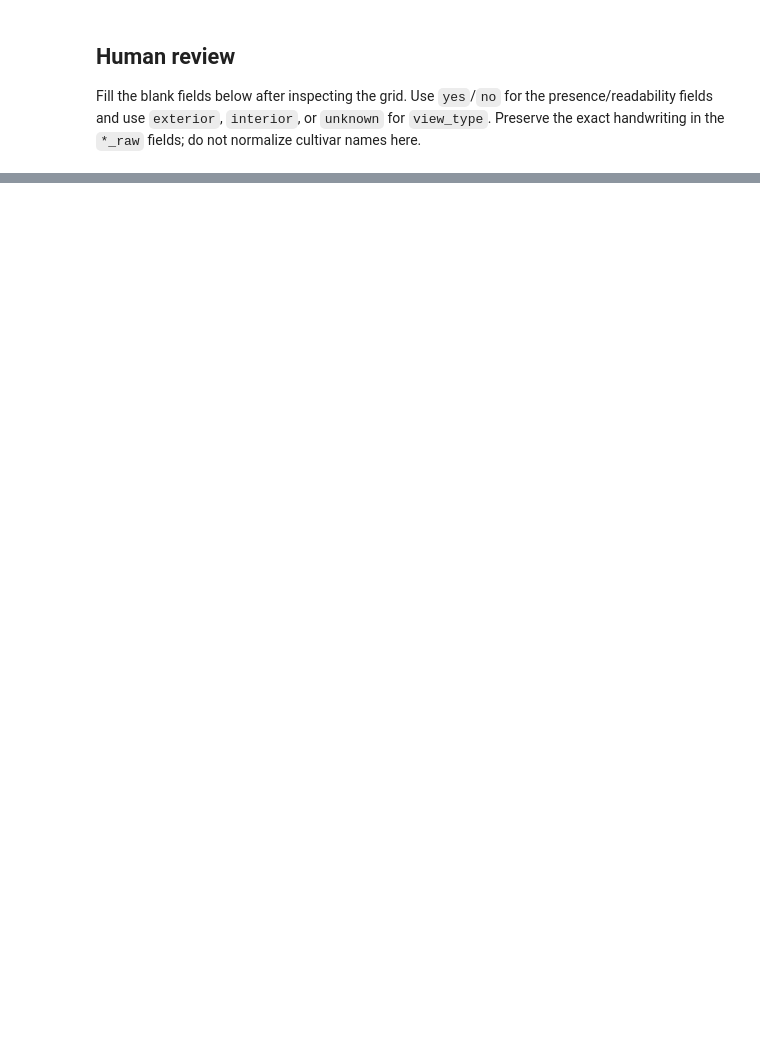
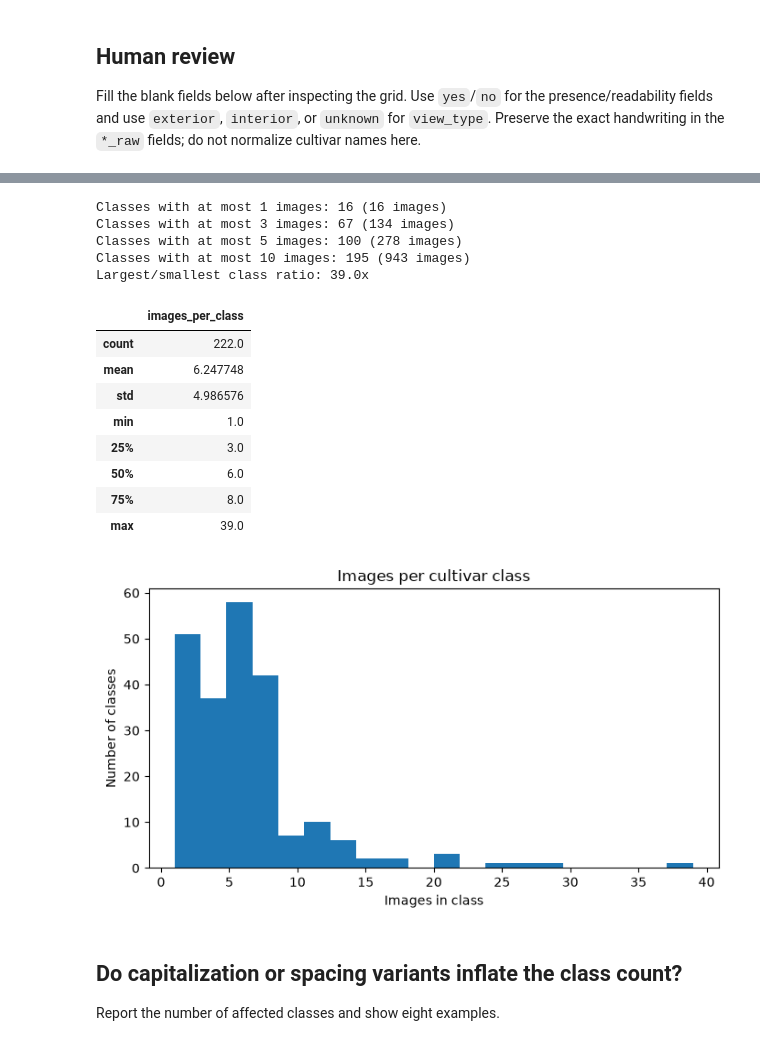
Before and after one commit to danielgeorge922/cis4914-senior-project-code, a Jupyter notebook: ml-models/notebooks/sharepoint_label_audit.ipynb, the cells around one changed output, grey strips where cells are left out. Cells and saved outputs as stored; diff of their text form; code cells hidden in the pictures; blank space fills up the shorter version.

```diff
--- a/ml-models/notebooks/sharepoint_label_audit.ipynb
+++ b/ml-models/notebooks/sharepoint_label_audit.ipynb
@@ -174,0 +280,31 @@ The review CSV is a pilot annotation artifact. It should not be treated as the f
+# %%
+display(class_counts.describe().rename('images_per_class').to_frame())
+for threshold in [1, 3, 5, 10]:
+    small = class_counts[class_counts <= threshold]
+    print(f'Classes with at most {threshold} images: {len(small):,} ({small.sum():,} images)')
+print(f'Largest/smallest class ratio: {class_counts.max() / class_counts.min():.1f}x')
+class_counts.plot.hist(bins=20, figsize=(7, 4), title='Images per cultivar class')
+plt.xlabel('Images in class')
+plt.ylabel('Number of classes')
+plt.tight_layout()
+plt.show()
+# %% [output]
+Classes with at most 1 images: 16 (16 images)
+Classes with at most 3 images: 67 (134 images)
+Classes with at most 5 images: 100 (278 images)
+Classes with at most 10 images: 195 (943 images)
+Largest/smallest class ratio: 39.0x
+|  | images_per_class |
+| count | 222.0 |
+| mean | 6.247748 |
+| std | 4.986576 |
+| min | 1.0 |
+| 25% | 3.0 |
+| 50% | 6.0 |
+| 75% | 8.0 |
+| max | 39.0 |
+[figure, added]
+# %% [markdown]
+## Do capitalization or spacing variants inflate the class count?
+
+Report the number of affected classes and show eight examples.
```
Also changed, not shown: parts of 28 cells of this notebook, 1 other file.
